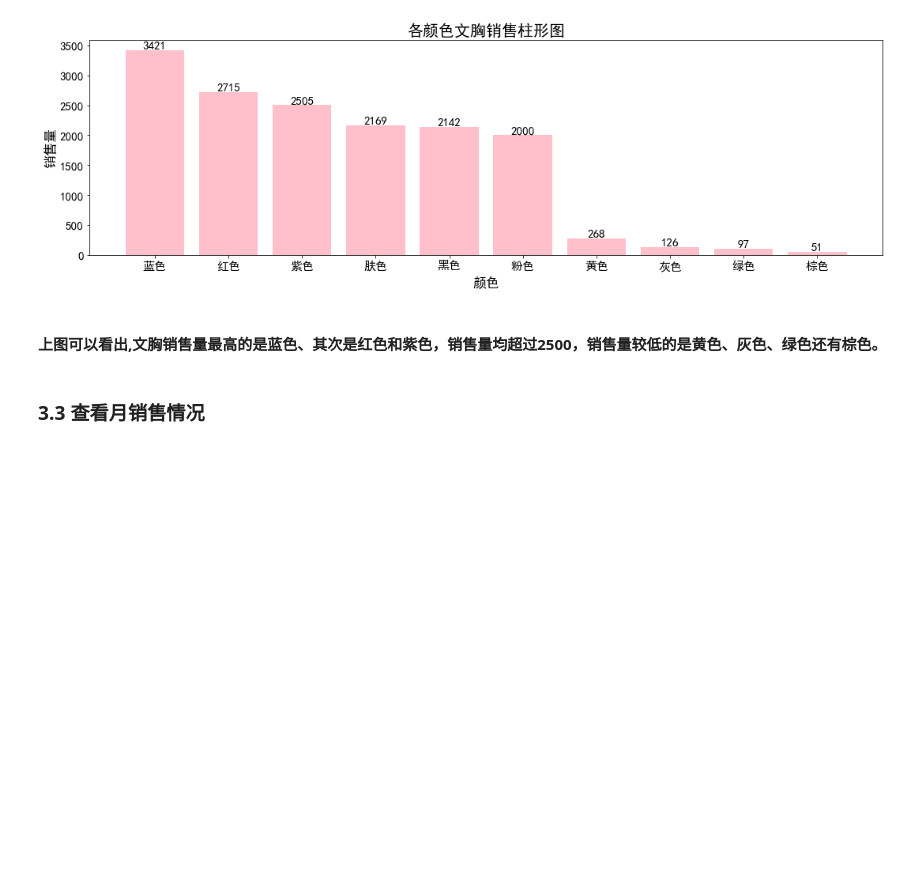
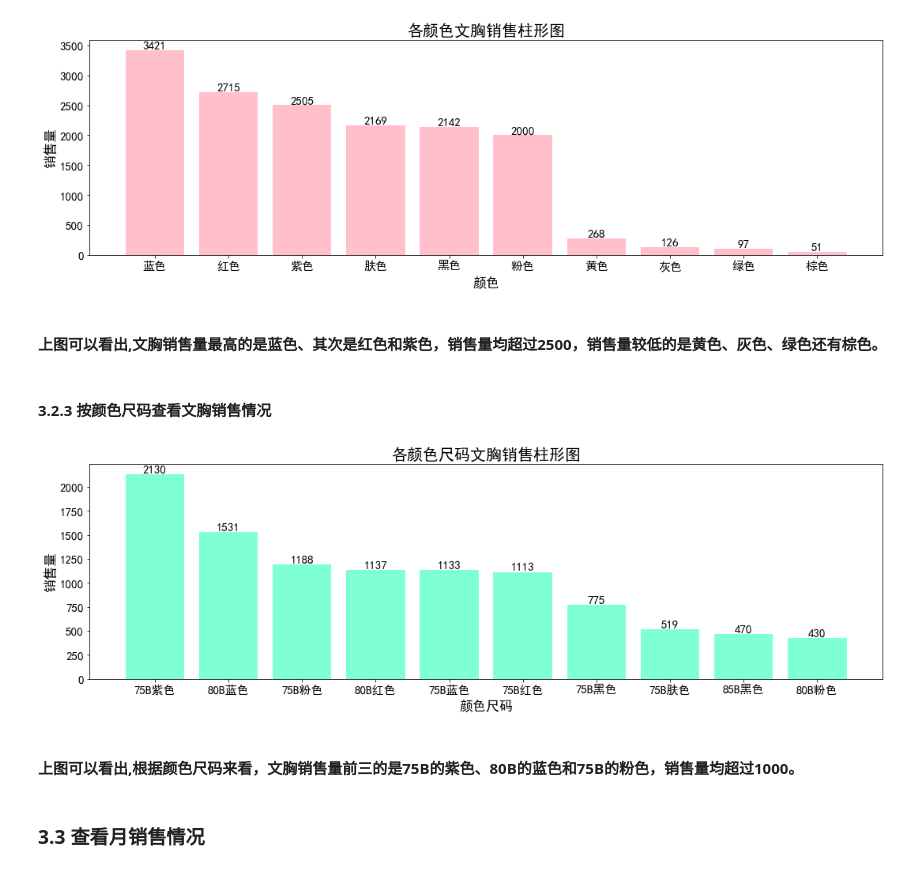
Before and after one commit to qiweiyang123/Machine_Learning, a Jupyter notebook: bra_analysis.ipynb, the cells around one changed output. Cells and saved outputs as stored; diff of their text form; code cells hidden in the pictures; blank space fills up the shorter version.

```diff
--- a/bra_analysis.ipynb
+++ b/bra_analysis.ipynb
@@ -439,6 +426,31 @@ plt.show()
 [figure]
 # %% [markdown]
 #### 上图可以看出,文胸销售量最高的是蓝色、其次是红色和紫色，销售量均超过2500，销售量较低的是黄色、灰色、绿色还有棕色。
+# %% [markdown]
+#### 3.2.3 按颜色尺码查看文胸销售情况
+# %%
+# 按颜色尺码查看文胸销售情况
+
+fig = plt.figure(figsize=(18, 5))
+fig.tight_layout()
+ax = fig.add_subplot(111)
+color_size_counts = (data['productSize'] + data['productColor']).value_counts()[:10]   # 取销售量的前十位
+x = color_size_counts.index
+y = color_size_counts.values
+
+ax.bar(x,y,color='aquamarine')
+plt.xlabel('颜色尺码',fontsize='17')      # 设置x轴标签
+plt.ylabel('销售量',fontsize='17')      # 设置y轴标签
+plt.title('各颜色尺码文胸销售柱形图',fontsize='20')     # 设置柱形图标题
+plt.tick_params(labelsize=15)    #刻度字体大小15
+
+for a,b in zip(x,y):
+    plt.text(a, b-0.3,'%.0f'%b, ha = 'center',va = 'bottom',fontsize=15)
+plt.show()
+# %% [output]
+[figure, added]
+# %% [markdown]
+#### 上图可以看出,根据颜色尺码来看，文胸销售量前三的是75B的紫色、80B的蓝色和75B的粉色，销售量均超过1000。
 # %% [markdown]
 ### 3.3 查看月销售情况
 # %%
```
Also changed, not shown: parts of 11 cells of this notebook.
